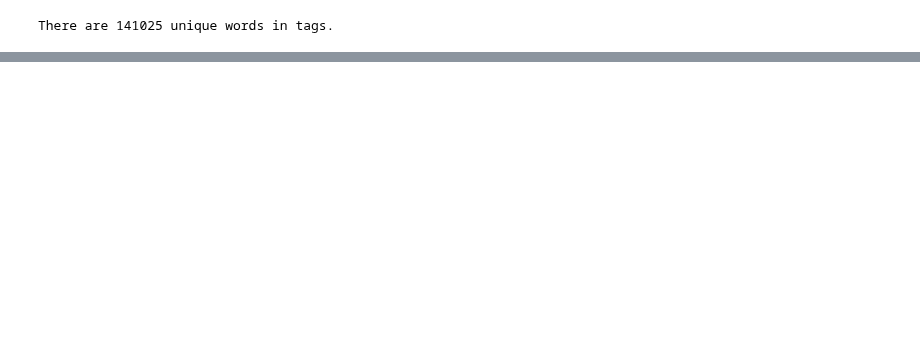
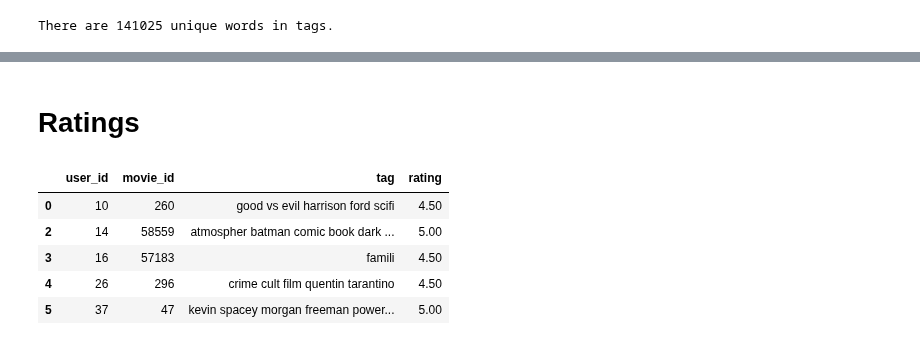
Before and after one commit to AlbotGoodman/machine-learning, a Jupyter notebook: lab2/tags.ipynb, the cells around one changed output, grey strips where cells are left out. Saved outputs shown, nothing was run; the diff lists cells and outputs as text; code cells hidden in the pictures; blank space fills up the shorter version.

```diff
--- a/lab2/tags.ipynb
+++ b/lab2/tags.ipynb
@@ -74,0 +195,14 @@ OSError: No such file or directory: '/home/albot/nltk_data/corpora/stopwords/eng
+# %% [markdown]
+# Ratings
+# %%
+user_movie_merge = tags.groupby(["user_id", "movie_id"])["tag"].apply(" ".join).reset_index()
+user_movie_merge = user_movie_merge.merge(ratings, on=["user_id", "movie_id"], how="left")
+user_movie_merge = user_movie_merge.drop(columns=["timestamp"]).dropna(how="any")
+user_movie_merge.head()
+# %% [output]
+|  | user_id | movie_id | tag | rating |
+| 0 | 10 | 260 | good vs evil harrison ford scifi | 4.50 |
+| 2 | 14 | 58559 | atmospher batman comic book dark ... | 5.00 |
+| 3 | 16 | 57183 | famili | 4.50 |
+| 4 | 26 | 296 | crime cult film quentin tarantino | 4.50 |
+| 5 | 37 | 47 | kevin spacey morgan freeman power... | 5.00 |
```
Also changed, not shown: parts of 16 cells of this notebook, 2 other files.
